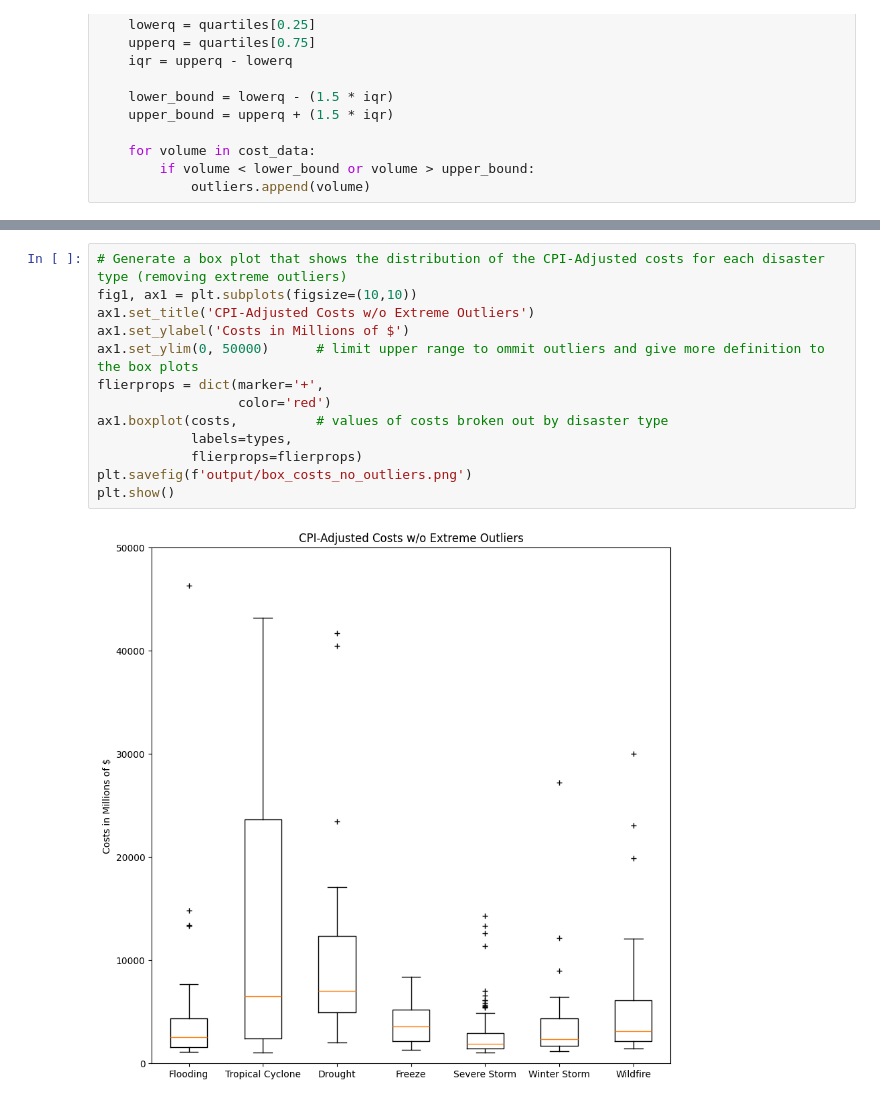
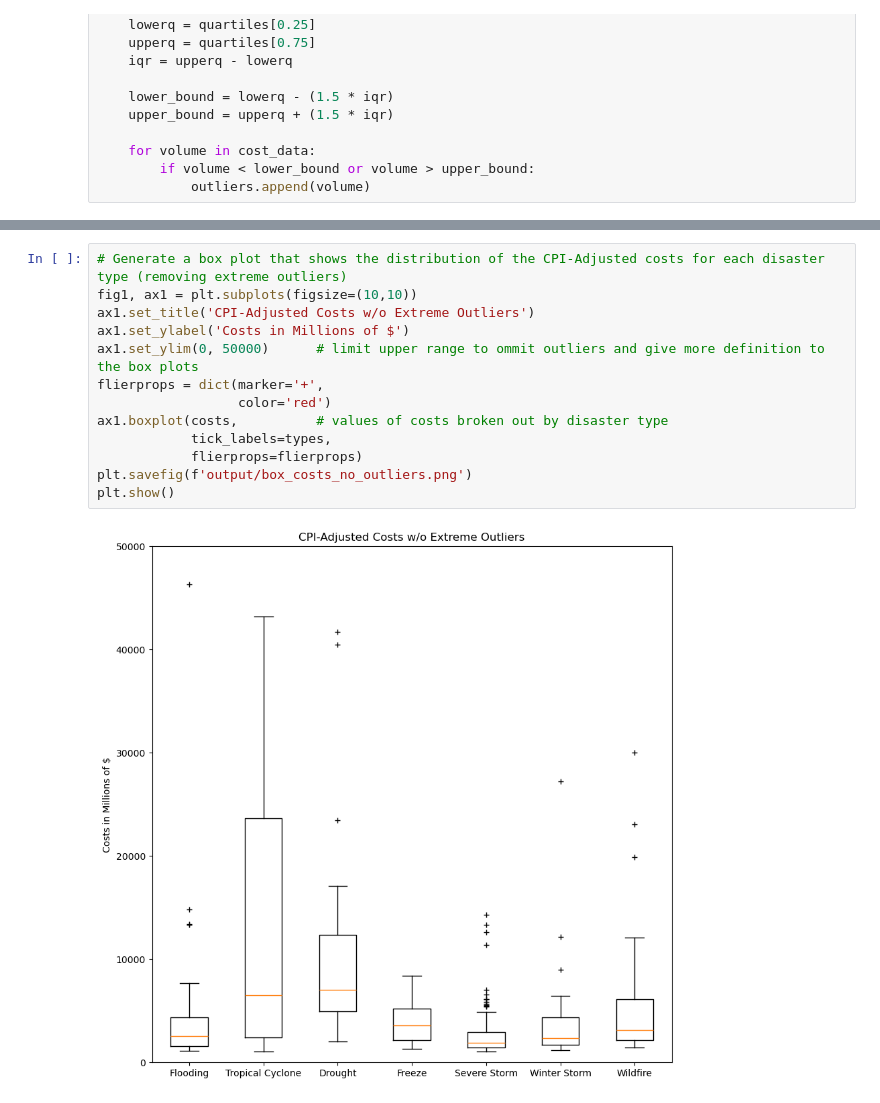
Before and after one commit to andrewplane/project_one, a Jupyter notebook: main_combined.ipynb, the cells around one changed output, grey strips where cells are left out. Cells and saved outputs as stored; diff of their text form.

```diff
--- a/main_combined.ipynb
+++ b/main_combined.ipynb
@@ -563,18 +562,18 @@ plt.show()
 # %%
 # Generate a box plot that shows the distribution of the CPI-Adjusted costs for each disaster type (removing extreme outliers)
 fig1, ax1 = plt.subplots(figsize=(10,10))
 ax1.set_title('CPI-Adjusted Costs w/o Extreme Outliers')
 ax1.set_ylabel('Costs in Millions of $')
 ax1.set_ylim(0, 50000)      # limit upper range to ommit outliers and give more definition to the box plots
 flierprops = dict(marker='+',
                   color='red')
 ax1.boxplot(costs,          # values of costs broken out by disaster type
-            labels=types,
+            tick_labels=types,
             flierprops=flierprops)
 plt.savefig(f'output/box_costs_no_outliers.png')
 plt.show()
 # %% [output]
-[figure, old version]
+[figure, new version]
 # %%
 
 # Re-use types from the previous box plots
```
Also changed, not shown: parts of 21 cells of this notebook, 23 other files.
